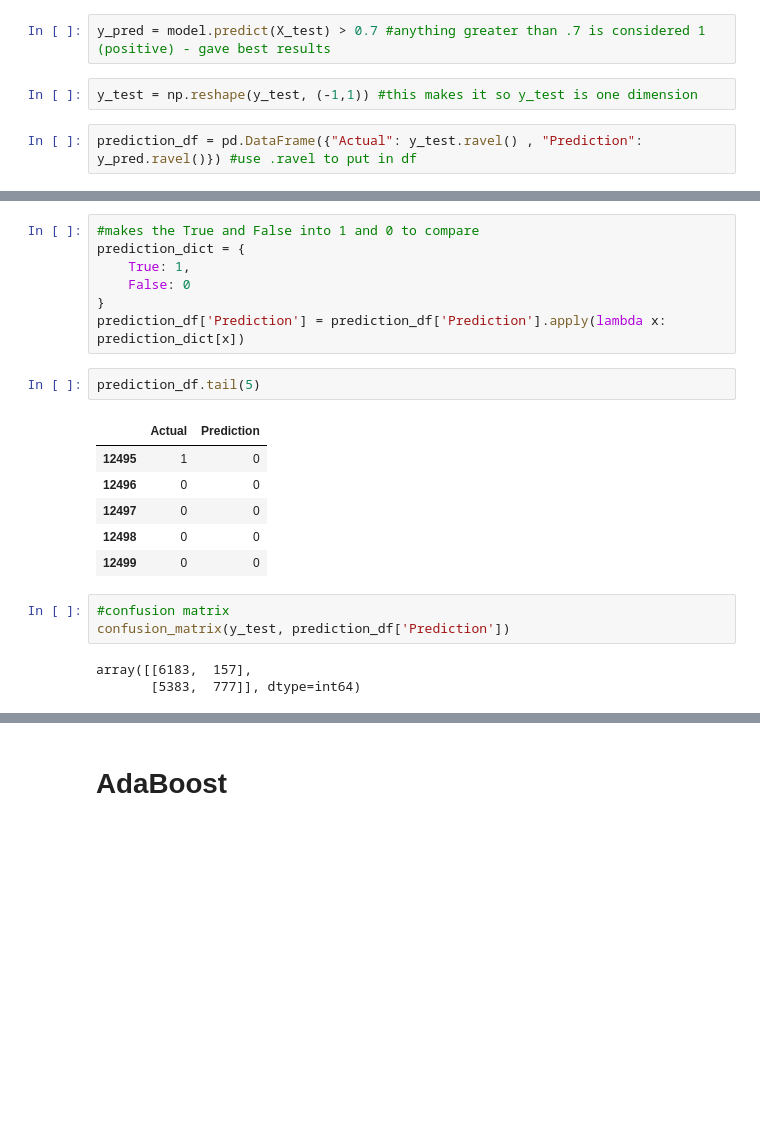
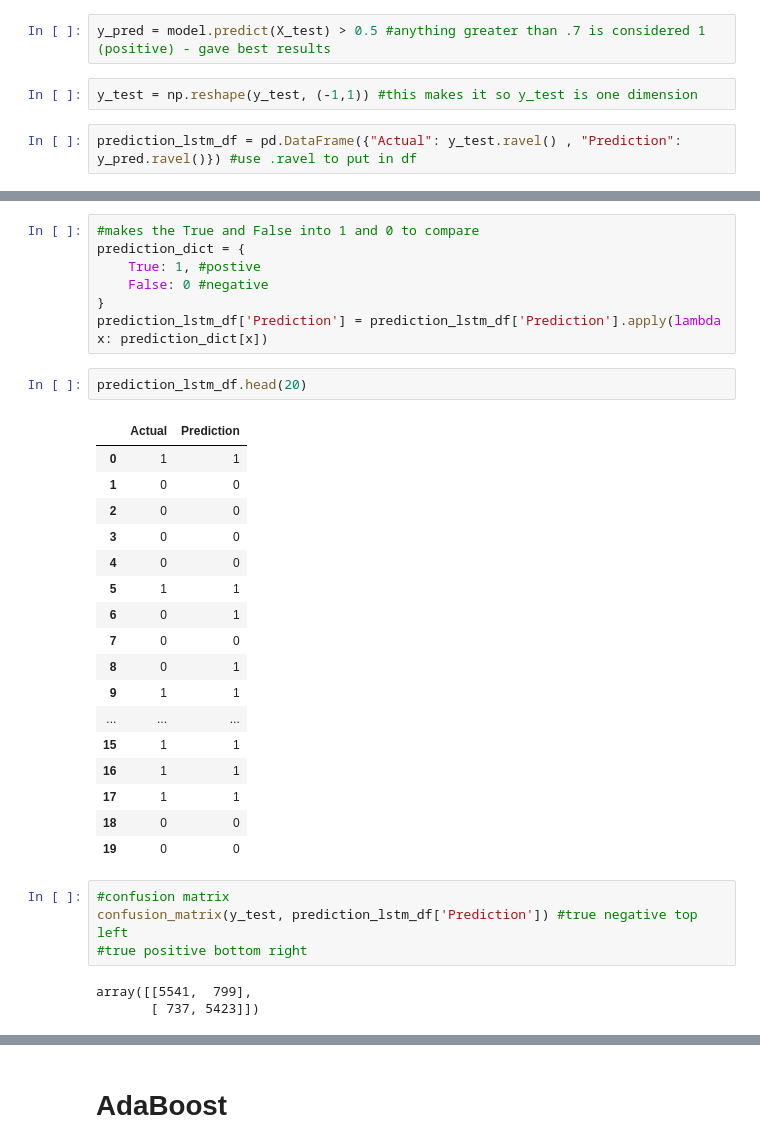
Before and after one commit to tylergehbauer/movie-survey-sentiment-analysis, a Jupyter notebook: movie_sentiment.ipynb, the cells around one changed output, grey strips where cells are left out. Saved outputs shown, nothing was run; the diff lists cells and outputs as text; blank space fills up the shorter version.

```diff
--- a/movie_sentiment.ipynb
+++ b/movie_sentiment.ipynb
@@ -349,6 +347,6 @@ array([[0.6440427 ],
 # %%
-y_pred = model.predict(X_test) > 0.7 #anything greater than .7 is considered 1 (positive) - gave best results
+y_pred = model.predict(X_test) > 0.5 #anything greater than .7 is considered 1 (positive) - gave best results
 # %%
 y_test = np.reshape(y_test, (-1,1)) #this makes it so y_test is one dimension
 # %%
-prediction_df = pd.DataFrame({"Actual": y_test.ravel() , "Prediction": y_pred.ravel()}) #use .ravel to put in df
+prediction_lstm_df = pd.DataFrame({"Actual": y_test.ravel() , "Prediction": y_pred.ravel()}) #use .ravel to put in df
@@ -364,24 +367,36 @@ prediction_df.head(5)
 # %%
 #makes the True and False into 1 and 0 to compare
 prediction_dict = {
-    True: 1,
-    False: 0
+    True: 1, #postive
+    False: 0 #negative
 }
-prediction_df['Prediction'] = prediction_df['Prediction'].apply(lambda x: prediction_dict[x])
+prediction_lstm_df['Prediction'] = prediction_lstm_df['Prediction'].apply(lambda x: prediction_dict[x])
-# %%
-prediction_df.tail(5)
-# %% [output]
-|  | Actual | Prediction |
-| 12495 | 1 | 0 |
-| 12496 | 0 | 0 |
-| 12497 | 0 | 0 |
-| 12498 | 0 | 0 |
-| 12499 | 0 | 0 |
+# %%
+prediction_lstm_df.head(20)
+# %% [output]
+|  | Actual | Prediction |
+| 0 | 1 | 1 |
+| 1 | 0 | 0 |
+| 2 | 0 | 0 |
+| 3 | 0 | 0 |
+| 4 | 0 | 0 |
+| 5 | 1 | 1 |
+| 6 | 0 | 1 |
+| 7 | 0 | 0 |
+| 8 | 0 | 1 |
+| 9 | 1 | 1 |
+| ... | ... | ... |
+| 15 | 1 | 1 |
+| 16 | 1 | 1 |
+| 17 | 1 | 1 |
+| 18 | 0 | 0 |
+| 19 | 0 | 0 |
 # %%
 #confusion matrix
-confusion_matrix(y_test, prediction_df['Prediction'])
+confusion_matrix(y_test, prediction_lstm_df['Prediction']) #true negative top left
+#true positive bottom right
 # %% [output]
-array([[6183,  157],
-       [5383,  777]], dtype=int64)
+array([[5541,  799],
+       [ 737, 5423]])
 # %%
 #classification report
```
Also changed, not shown: parts of 11 cells of this notebook, 2 other files.
